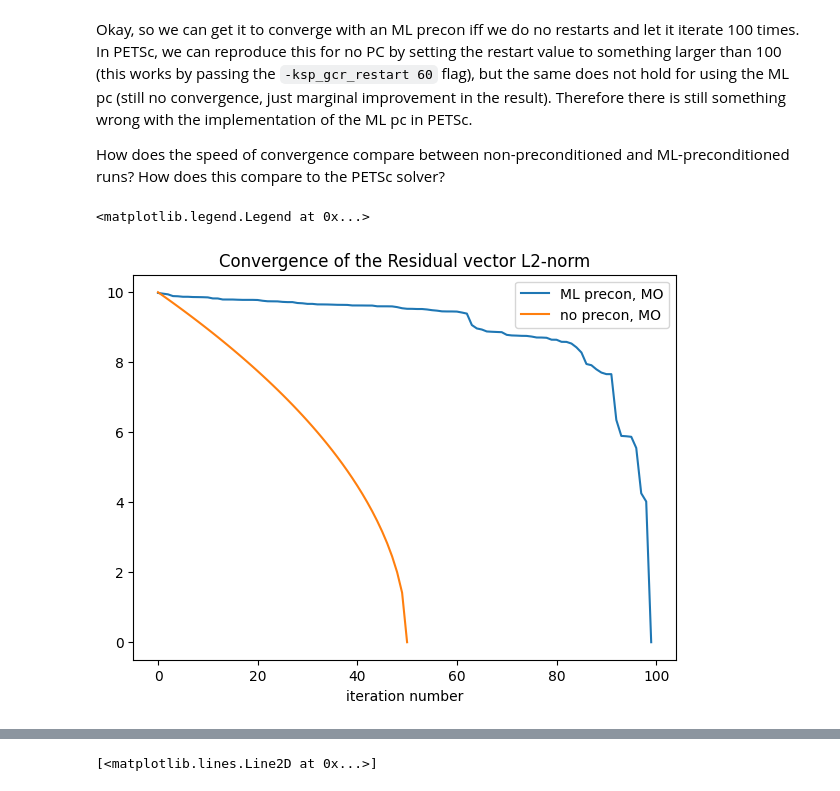
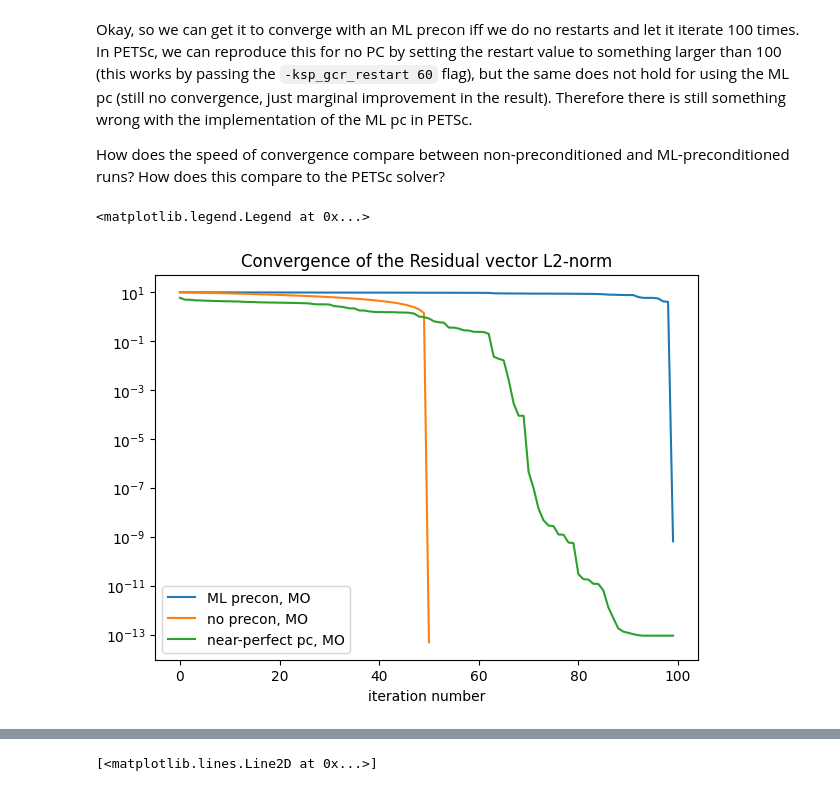
Before and after one commit to benni-bu/gusto, a Jupyter notebook: learning/testnb.ipynb, the cells around one changed output, grey strips where cells are left out. Drawn from its saved outputs; the diff is of its cells as text; code cells hidden in the pictures.

```diff
--- a/learning/testnb.ipynb
+++ b/learning/testnb.ipynb
@@ -512,8 +533,9 @@ def GCR_MO(b, its, pc=True):
     for iv in range(its):
         if pc == True:
             # apply the preconditioner
-            Pv[iv] = prec(r)
+            #Pv[iv] = prec(r)
             #Pv[iv] = Jacobi(r)
+            Pv[iv] = FabPC(r)
         else:
             Pv[iv] = r
         # apply the operator
@@ -575,6 +597,10 @@ Let's run for a set number of iterations (no pc needs 51, ML pc needs 100) with
 (N.B. the EES cells may be ignored, they were just for figuring things out. MO algorithm works now!)
 # %%
 sol_noprec_mo, rs_noprec_mo, Pvs_noprec_mo, v_noprec_mo = GCR_MO(np.ones(100), 51, pc = False)
+# %%
+sol_noprec_mlguess, rs_noprec_mlguess, Pvs_noprec_mlguess, v_noprec_mlguess = GCR_MO(np.ones(100), 70, pc = False)
+# %%
+sol_jac, rs_jac, Pvs_jac, v_jac = GCR_MO(np.ones(100), 100)
 # %%
 sol_ml, rs_ml, Pvs_ml, v_ml = GCR_MO(np.ones(100), 100)
 # %%
@@ -604,14 +630,24 @@ for i in range(110):
 l2_rs_noprec = np.zeros(3000)
 for i in range(3000):
     l2_rs_noprec[i] = np.linalg.norm(rs_noprec_mo[i])
+
+l2_rs_noprec_guess = np.zeros(3000)
+for i in range(3000):
+    l2_rs_noprec_guess[i] = np.linalg.norm(rs_noprec_mlguess[i])
+
+l2_rs_jac = np.zeros(3000)
+for i in range(3000):
+    l2_rs_jac[i] = np.linalg.norm(rs_jac[i])
 # %%
 plt.plot(l2_rs_ml_mo[:100], label = 'ML precon, MO')
 plt.plot(l2_rs_noprec[:51], label = 'no precon, MO')
-#plt.yscale('log')
+plt.plot(l2_rs_jac[:100], label = 'near-perfect pc, MO')
+#plt.plot(l2_rs_noprec_guess[:70], label = 'no pc, ML first guess')
+plt.yscale('log')
 plt.title('Convergence of the Residual vector L2-norm')
 plt.xlabel('iteration number')
 plt.legend()
 # %% [output]
 <matplotlib.legend.Legend at 0x...>
-[figure, old version]
+[figure, new version]
 # %% [markdown]
```
Also changed, not shown: parts of 18 cells of this notebook, 4 other files.
